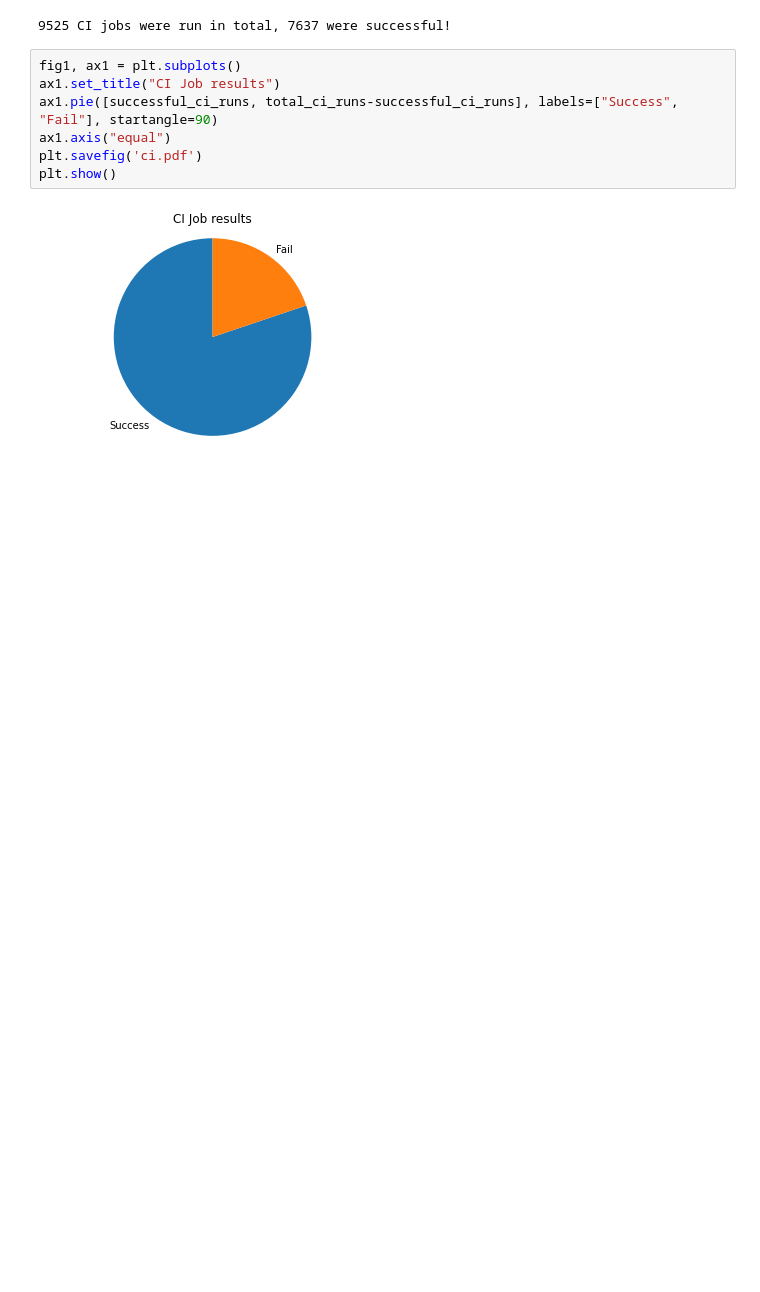
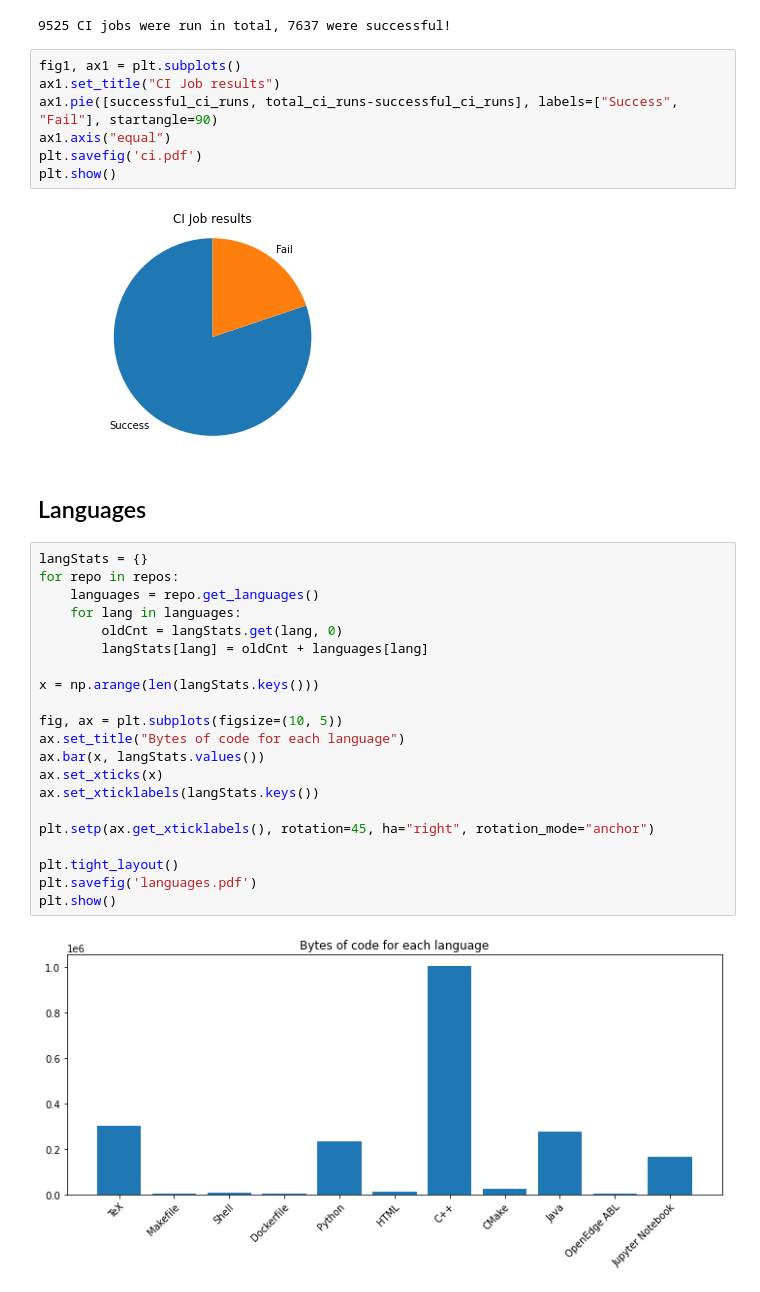
Before and after one commit to SoPra-Team-17/stats, a Jupyter notebook: Notebook.ipynb, the cells around one changed output. Cells and saved outputs as stored; diff of their text form; blank space fills up the shorter version.

Commit message:
add language stats

```diff
--- a/Notebook.ipynb
+++ b/Notebook.ipynb
@@ -257,3 +257,28 @@ plt.savefig('ci.pdf')
 plt.show()
 # %% [output]
 [figure]
+# %% [markdown]
+## Languages
+# %%
+langStats = {}
+for repo in repos:
+    languages = repo.get_languages()
+    for lang in languages:
+        oldCnt = langStats.get(lang, 0)
+        langStats[lang] = oldCnt + languages[lang]
+
+x = np.arange(len(langStats.keys()))
+
+fig, ax = plt.subplots(figsize=(10, 5))
+ax.set_title("Bytes of code for each language")
+ax.bar(x, langStats.values())
+ax.set_xticks(x)
+ax.set_xticklabels(langStats.keys())
+
+plt.setp(ax.get_xticklabels(), rotation=45, ha="right", rotation_mode="anchor")
+
+plt.tight_layout()
+plt.savefig('languages.pdf')
+plt.show()
+# %% [output]
+[figure, added]
```
Also changed, not shown: parts of 1 cell of this notebook.
